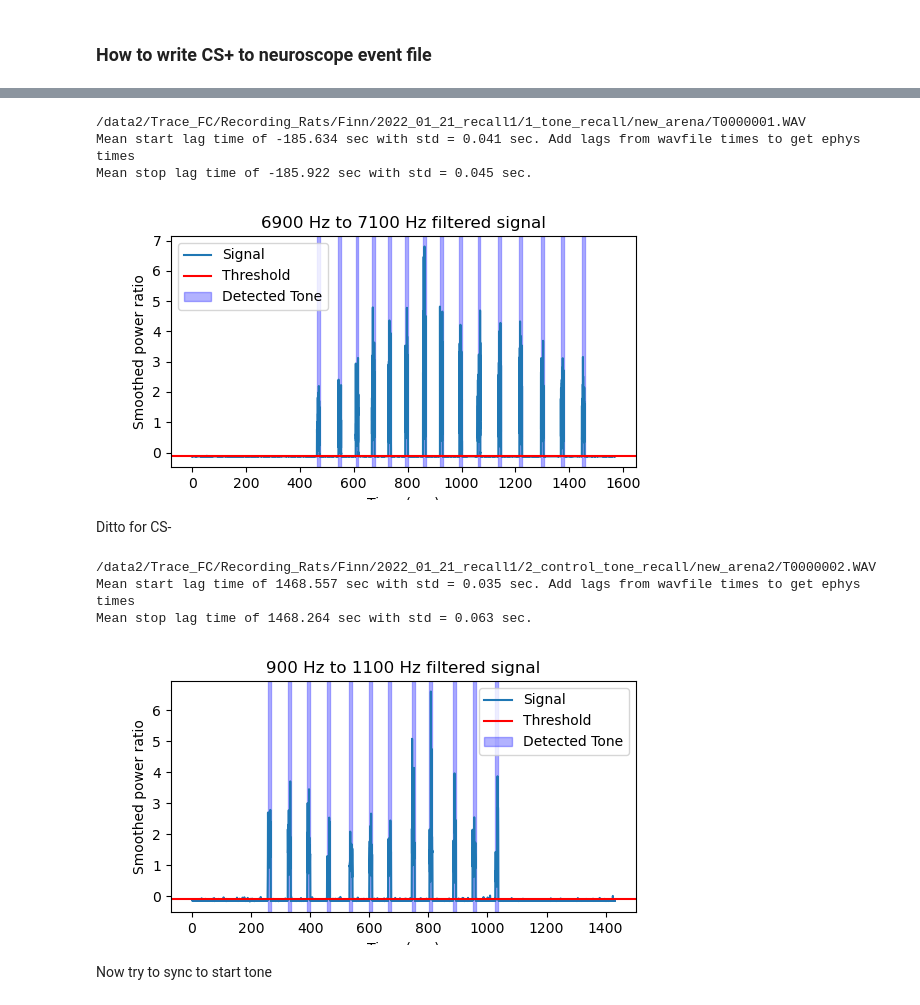
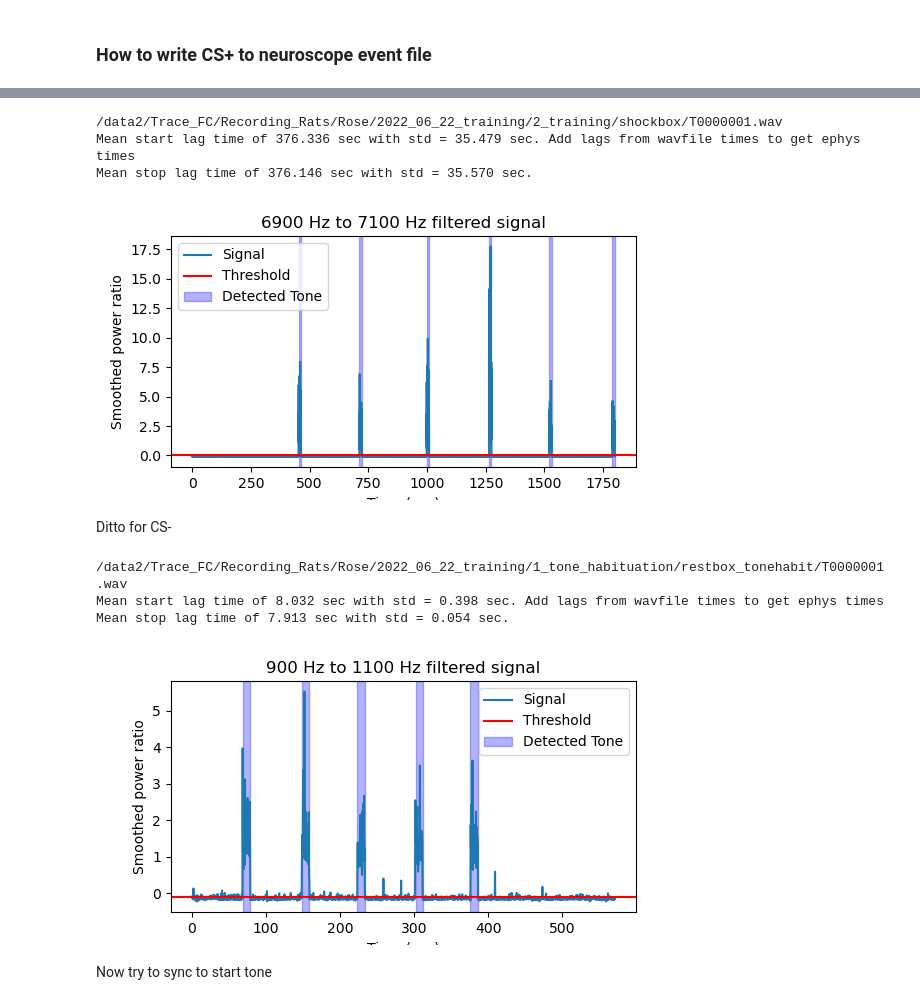
Before and after one commit to nkinsky/TraceFC, a Jupyter notebook: Notebooks/Sync_USV_and_Ephys.ipynb, the cells around one changed output, grey strips where cells are left out. Cells and saved outputs as stored; diff of their text form; code cells hidden in the pictures.

```diff
--- a/Notebooks/Sync_USV_and_Ephys.ipynb
+++ b/Notebooks/Sync_USV_and_Ephys.ipynb
@@ -40,33 +42,0 @@ from tracefc.io.session_directory import get_session_dir
-# %%
-# Define a class for a typical recording or set of recordings
-class ProcessData:
-    def __init__(self, basepath):
-        basepath = Path(basepath)
-        self.basepath = basepath
-        xml_files = sorted(basepath.glob("*.xml"))
-        assert len(xml_files) == 1, "Found more than one .xml file"
-
-        fp = xml_files[0].with_suffix("")
-        self.filePrefix = fp
-
-        self.recinfo = NeuroscopeIO(xml_files[0])
-        eegfiles = sorted(basepath.glob('*.eeg'))
-        assert len(eegfiles) == 1, "Fewer/more than one .eeg file detected"
-        self.eegfile = BinarysignalIO(eegfiles[0], n_channels=self.recinfo.n_channels,
-                                     sampling_rate=self.recinfo.eeg_sampling_rate,
-                                     )
-        try:
-            self.datfile = BinarysignalIO(eegfiles[0].with_suffix('.dat'),
-                                         n_channels=self.recinfo.n_channels,
-                                         sampling_rate=self.recinfo.dat_sampling_rate,
-                                         )
-        except FileNotFoundError:
-            print('No dat file found, not loading')
-
-
-    def __repr__(self) -> str:
-        return f"{self.__class__.__name__}({self.recinfo.source_file.name})"
-
-def sess_use(basepath=os.getcwd()):
-
-    return ProcessData(basepath)
@@ -73,5 +49,5 @@ def sess_use(basepath=os.getcwd()):
 # %%
-animal, sess_name = 'Finn', 'recall1'
+animal, sess_name = 'Rose', 'training'
 sess_dir = get_session_dir(animal, sess_name)
 sess = sess_use(sess_dir)
 print(sess.recinfo)
@@ -331,30 +322,29 @@ Snippet:
 # %%
 # Detect CS+ in audio recording.
-tone_recall_wav = sorted((sess.basepath / "1_tone_recall").glob("**/*.WAV"))[0]
-print(tone_recall_wav)
-
+from tracefc.io.traceio import grab_usv_folder
+csp_wav = grab_usv_folder(sess.basepath, 'csp')
+print(csp_wav)
 # Get CS+ times and plot to check
-cs_wav_epochs = detect_tone(tone_recall_wav, freq_lims=(6900, 7100), thresh=-0.1, tone_length=10, tone_label="CS+", plot_check=True)
-
+cs_wav_epochs = detect_tone(csp_wav, freq_lims=(6900, 7100), thresh=0.05, tone_length=10, tone_label="CS+", plot_check=True)
 # Check that lags are consistent
 cs_start_lags = cs_starts_combined - cs_wav_epochs.starts
 print(f"Mean start lag time of {np.mean(cs_start_lags):0.3F} sec with std = {np.std(cs_start_lags):0.3F} sec. Add lags from wavfile times to get ephys times")
 cs_stop_lags = cs_stops_combined - cs_wav_epochs.stops
 print(f"Mean stop lag time of {np.mean(cs_stop_lags):0.3F} sec with std = {np.std(cs_stop_lags):0.3F} sec.")
 # %% [output]
-/data2/Trace_FC/Recording_Rats/Finn/2022_01_21_recall1/1_tone_recall/new_arena/T0000001.WAV
-Mean start lag time of -185.634 sec with std = 0.041 sec. Add lags from wavfile times to get ephys times
-Mean stop lag time of -185.922 sec with std = 0.045 sec.
+/data2/Trace_FC/Recording_Rats/Rose/2022_06_22_training/2_training/shockbox/T0000001.wav
+Mean start lag time of 376.336 sec with std = 35.479 sec. Add lags from wavfile times to get ephys times
+Mean stop lag time of 376.146 sec with std = 35.570 sec.
-[figure, old version]
+[figure, new version]
 # %% [markdown]
 Ditto for CS-
 # %%
 # Detect CS- in audio recording.
-control_tone_recall_wav = sorted((sess.basepath / "2_control_tone_recall").glob("**/*.WAV"))[0]
-print(control_tone_recall_wav)
+csn_wav = grab_usv_folder(sess.basepath, "csn")
+print(csn_wav)
 
 # Get CS+ times and plot to check
-csn_wav_epochs = detect_tone(control_tone_recall_wav, freq_lims=(900, 1100), thresh=-0.1, tone_length=10, tone_label="CS-", plot_check=True)
+csn_wav_epochs = detect_tone(csn_wav, freq_lims=(900, 1100), thresh=-0.1, tone_length=10, tone_label="CS-", plot_check=True)
 
 # Check that lags are consistent
 csn_start_lags = csn_starts_combined - csn_wav_epochs.starts
@@ -362,10 +352,10 @@ print(f"Mean start lag time of {np.mean(csn_start_lags):0.3F} sec with std = {np
 csn_stop_lags = csn_stops_combined - csn_wav_epochs.stops
 print(f"Mean stop lag time of {np.mean(csn_stop_lags):0.3F} sec with std = {np.std(csn_stop_lags):0.3F} sec.")
 # %% [output]
-/data2/Trace_FC/Recording_Rats/Finn/2022_01_21_recall1/2_control_tone_recall/new_arena2/T0000002.WAV
-Mean start lag time of 1468.557 sec with std = 0.035 sec. Add lags from wavfile times to get ephys times
-Mean stop lag time of 1468.264 sec with std = 0.063 sec.
+/data2/Trace_FC/Recording_Rats/Rose/2022_06_22_training/1_tone_habituation/restbox_tonehabit/T0000001.wav
+Mean start lag time of 8.032 sec with std = 0.398 sec. Add lags from wavfile times to get ephys times
+Mean stop lag time of 7.913 sec with std = 0.054 sec.
-[figure, old version]
+[figure, new version]
 # %% [markdown]
 Now try to sync to start tone
 # %%
```
Also changed, not shown: parts of 31 cells of this notebook.
